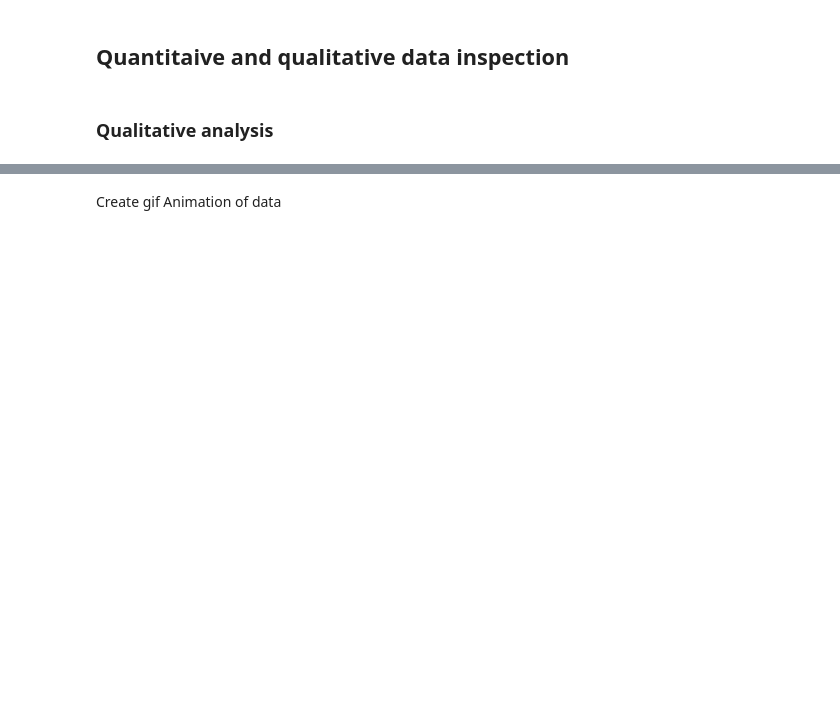
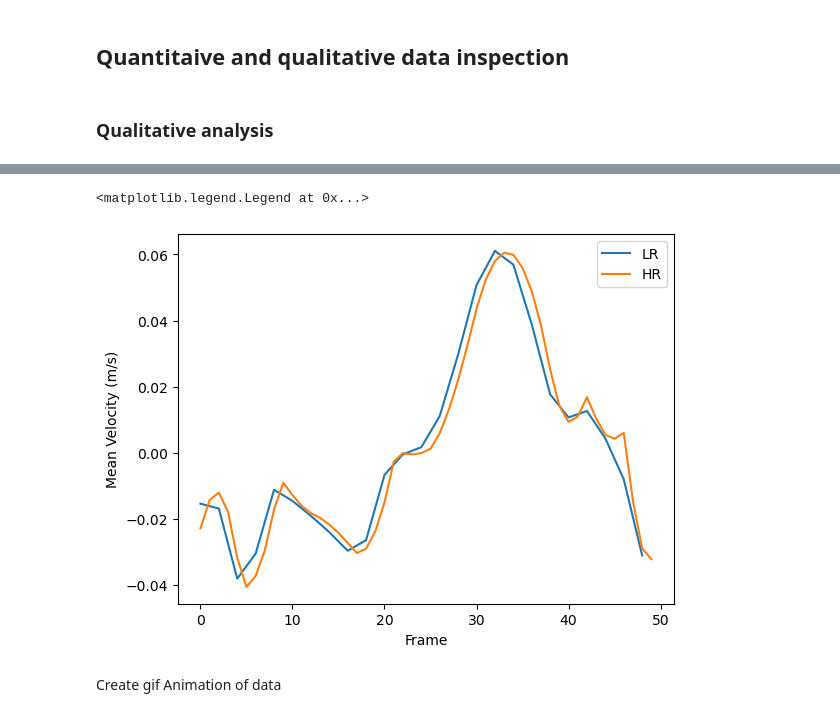
Before and after one commit to PiaaCaa/4DFlowNet, a Jupyter notebook: src/notebooks/data_inspection.ipynb, the cells around one changed output, grey strips where cells are left out. Drawn from its saved outputs; the diff is of its cells as text; code cells hidden in the pictures; blank space fills up the shorter version.

```diff
--- a/src/notebooks/data_inspection.ipynb
+++ b/src/notebooks/data_inspection.ipynb
@@ -65,24 +111,24 @@ def f(frame=5, x = 10, vel = f'{file_label[0]}_{colnames[0]}', axis = 0):
     plt.axis('off')
 # %%
 data_dir = '/mnt/c/Users/piacal/Code/SuperResolution4DFlowMRI/Temporal4DFlowNet/data'
-path_datamodel = f'{data_dir}/CARDIAC/M1_2mm_step2_static_dynamic.h5'
+path_datamodel = f'{data_dir}/CARDIAC/M4_2mm_step2_static_dynamic.h5'
 
 # load data
 with h5py.File(path_datamodel, mode = 'r') as h5:
-    vel_u = np.array(h5['u'])[::2, :, :, :]
+    lr_u = np.array(h5['u'])[::2, :, :, :]
     venc_u = np.max(np.array(h5['u_max']))
     mask = np.array(h5['mask']).squeeze()[::2, :, :, :]
 
-max_v = np.max(vel_u)
-min_v = np.min(vel_u)
+max_u = np.max(lr_u)
+min_u = np.min(lr_u)
 
 
 #adjust image size
 data_cs = data[f'{file_label[0]}_res_vel']
-data_cs = adjust_image_size_centered(data_cs, vel_u.shape)
+data_cs = adjust_image_size_centered(data_cs, lr_u.shape)
 data_cs *= mask
 
-print(data_cs.shape, data_cs.min(), data_cs.max(),  vel_u.shape)
+print(data_cs.shape, data_cs.min(), data_cs.max(),  lr_u.shape)
 
 @widgets.interact(frame=(0, data_cs.shape[0]-1), x = (0, data_cs.shape[1]-1), axis=[0, 1, 2])
 def f(frame=5, x = 10,  axis = 0):
@@ -97,7 +143,7 @@ def f(frame=5, x = 10,  axis = 0):
     plt.axis('off')
 
     plt.subplot(1, N, 2)
-    plt.imshow(vel_u[idxs],  vmin = min_v, vmax = max_v, cmap='viridis')
+    plt.imshow(lr_u[idxs],  vmin = min_u, vmax = max_u, cmap='viridis')
     plt.title('original')
     plt.axis('off')
 # %%
@@ -127,3 +173,13 @@ for vel in colnames:
 
 plt.plot(np.mean(data[f'{file_label[0]}_u'], axis=(1, 2, 3)), label='Model5')
 plt.plot(np.mean(data[f'{file_label[1]}_u'], axis=(1, 2, 3)), label='Model6')
+# %%
+data_dir = '../../data/CARDIAC'
+path_datamodel = f'{data_dir}/M4_2mm_step1_static_dynamic.h5'
+
+with h5py.File(path_datamodel, mode = 'r') as h5:
+    u = np.array(h5['u'])
+    mask = np.array(h5['mask']).squeeze()
+
+print(u.shape, mask.shape)
+plt.plot(np.mean(u, axis=(1, 2, 3), where = mask.astype(bool)), label='HR')
@@ -130,3 +251,12 @@ plt.plot(np.mean(data[f'{file_label[1]}_u'], axis=(1, 2, 3)), label='Model6')
+# %%
+plt.plot(range(0, 50, 2), np.mean(lr_u, axis=(1, 2, 3), where = mask[::2].astype(bool)), label='LR')
+plt.plot(np.mean(hr_u, axis=(1, 2, 3), where = mask.astype(bool)), label='HR')
+plt.xlabel('Frame')
+plt.ylabel('Mean Velocity (m/s)')
+plt.legend()
+# %% [output]
+<matplotlib.legend.Legend at 0x...>
+[figure, added]
 # %%
 
 def bbox2_3D(img):
```
Also changed, not shown: parts of 5 cells of this notebook, 25 other files.
